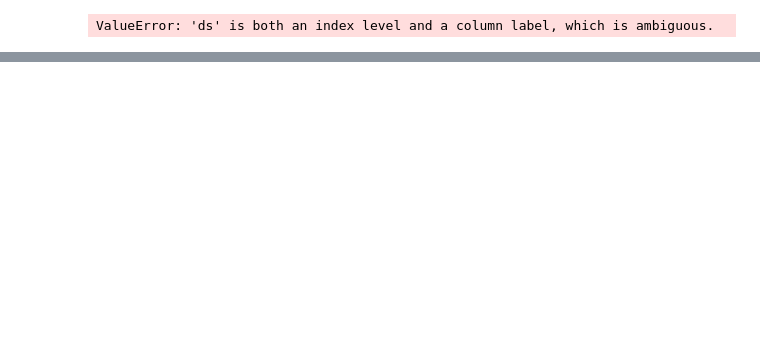
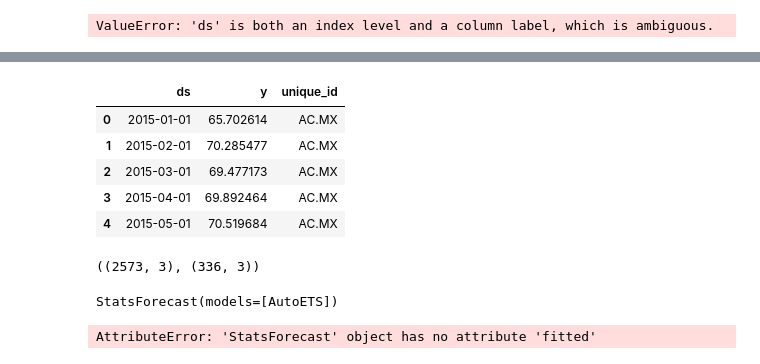
Before and after one commit to Michelleagl/Series_de_Tiempo, a Jupyter notebook: AutoETS_Model.ipynb, the cells around one changed output, grey strips where cells are left out. Drawn from its saved outputs; the diff is of its cells as text; code cells hidden in the pictures; blank space fills up the shorter version.

```diff
--- a/AutoETS_Model.ipynb
+++ b/AutoETS_Model.ipynb
@@ -338,0 +328,3 @@ ValueError: Found input variables with inconsistent numbers of samples: [35, 6]
+# %%
+# Limpiar valores (NAs - sin valores, limpiar data para poder pronosticar)
+df.dropna(inplace=True)
@@ -338,0 +334,13 @@ ValueError: Found input variables with inconsistent numbers of samples: [35, 6]
+# %%
+df.head()
+# %% [output]
+|  | ds | y | unique_id |
+| 0 | 2015-01-01 | 65.702614 | AC.MX |
+| 1 | 2015-02-01 | 70.285477 | AC.MX |
+| 2 | 2015-03-01 | 69.477173 | AC.MX |
+| 3 | 2015-04-01 | 69.892464 | AC.MX |
+| 4 | 2015-05-01 | 70.519684 | AC.MX |
+# %%
+train.shape, test.shape
+# %% [output]
+((2573, 3), (336, 3))
@@ -338,0 +357,10 @@ ValueError: Found input variables with inconsistent numbers of samples: [35, 6]
+# %%
+sf.fit()
+# %% [output]
+StatsForecast(models=[AutoETS])
+# %%
+sf.fitted[0,0].model_.keys()
+
+# encontrar cuales son los modelos que se ajustan peor
+# %% [output]
+AttributeError: 'StatsForecast' object has no attribute 'fitted'
```
Also changed, not shown: parts of 23 cells of this notebook.
